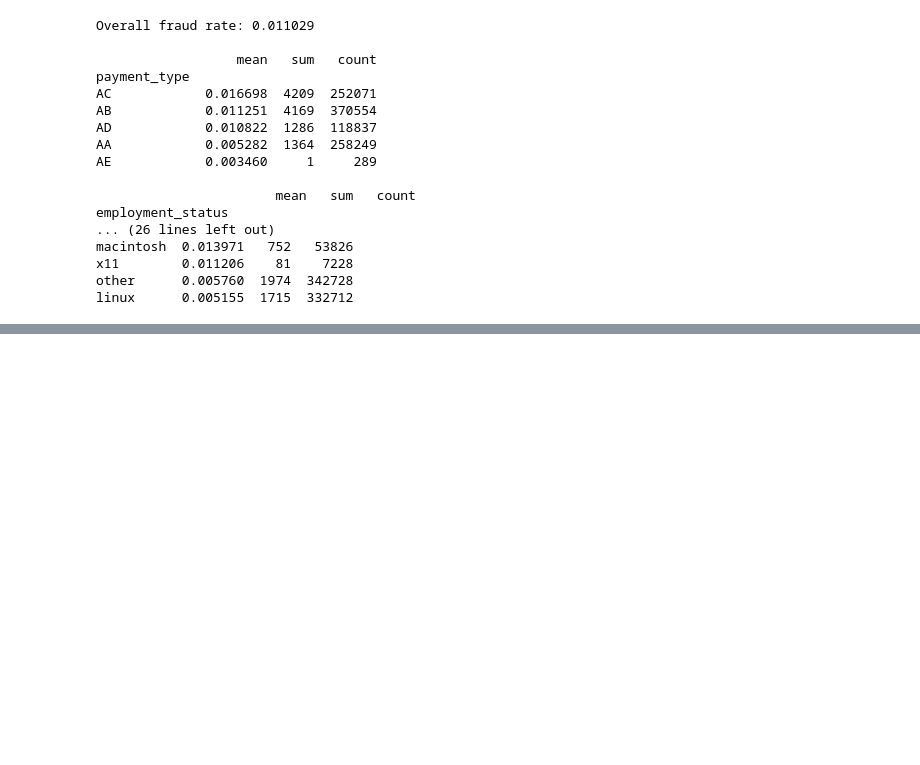
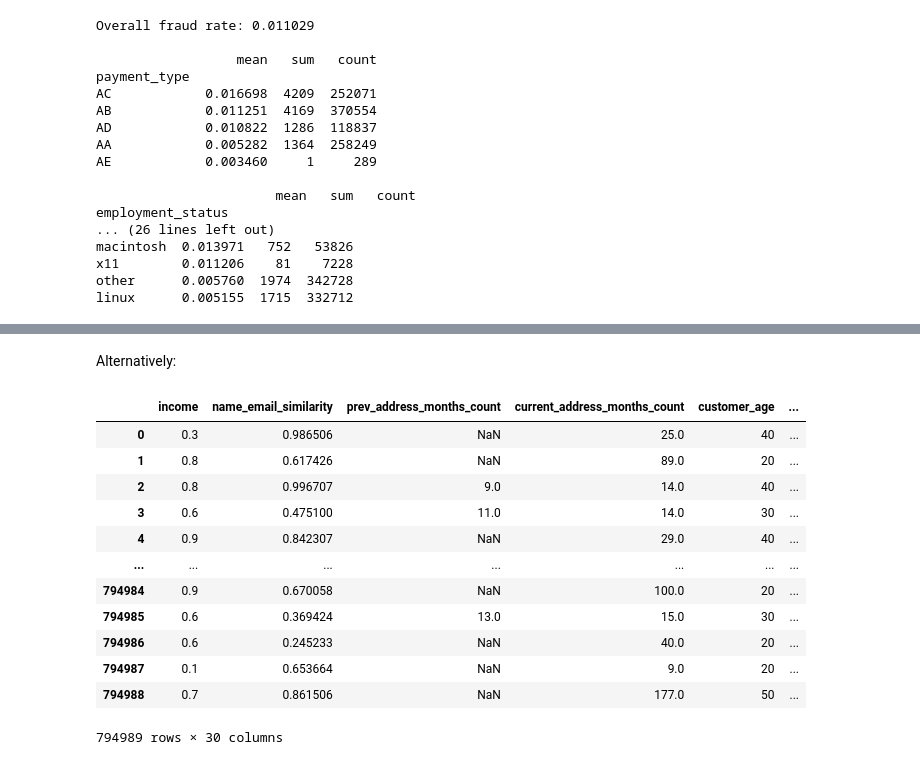
Before and after one commit to NeuralCrafted/Banking-fraud-detection, a Jupyter notebook: Base.ipynb, the cells around one changed output, grey strips where cells are left out. Drawn from its saved outputs; the diff is of its cells as text; code cells hidden in the pictures; blank space fills up the shorter version.

```diff
--- a/Base.ipynb
+++ b/Base.ipynb
@@ -261,0 +431,3 @@ linux      0.005155  1715  332712
+# %%
+train_data = data[data['month'] <= 5].copy()
+test_data = data[data['month'] >= 6].copy()
@@ -261,0 +481,7 @@ linux      0.005155  1715  332712
+# %%
+cat_cols = ['payment_type', 'employment_status', 'housing_status', 'source', 'device_os']
+
+for col in cat_cols:
+    cats = sorted(train_data[col].unique())
+    train_data[col] = pd.Categorical(train_data[col], categories=cats)
+    test_data[col]  = pd.Categorical(test_data[col], categories=cats)
@@ -261,0 +501,4 @@ linux      0.005155  1715  332712
+# %%
+features = [c for c in data_cols if c not in ['fraud_bool', 'month']]
+# %% [markdown]
+Alternatively:
@@ -261,0 +507,18 @@ linux      0.005155  1715  332712
+# %%
+X_train = train_data[features]
+# %%
+X_train
+# %% [output]
+|  | income | name_email_similarity | prev_address_months_count | current_address_months_count | customer_age | ... |
+| 0 | 0.3 | 0.986506 | NaN | 25.0 | 40 | ... |
+| 1 | 0.8 | 0.617426 | NaN | 89.0 | 20 | ... |
+| 2 | 0.8 | 0.996707 | 9.0 | 14.0 | 40 | ... |
+| 3 | 0.6 | 0.475100 | 11.0 | 14.0 | 30 | ... |
+| 4 | 0.9 | 0.842307 | NaN | 29.0 | 40 | ... |
+| ... | ... | ... | ... | ... | ... | ... |
+| 794984 | 0.9 | 0.670058 | NaN | 100.0 | 20 | ... |
+| 794985 | 0.6 | 0.369424 | 13.0 | 15.0 | 30 | ... |
+| 794986 | 0.6 | 0.245233 | NaN | 40.0 | 20 | ... |
+| 794987 | 0.1 | 0.653664 | NaN | 9.0 | 20 | ... |
+| 794988 | 0.7 | 0.861506 | NaN | 177.0 | 50 | ... |
+794989 rows × 30 columns
```
Also changed, not shown: parts of 47 cells of this notebook.
